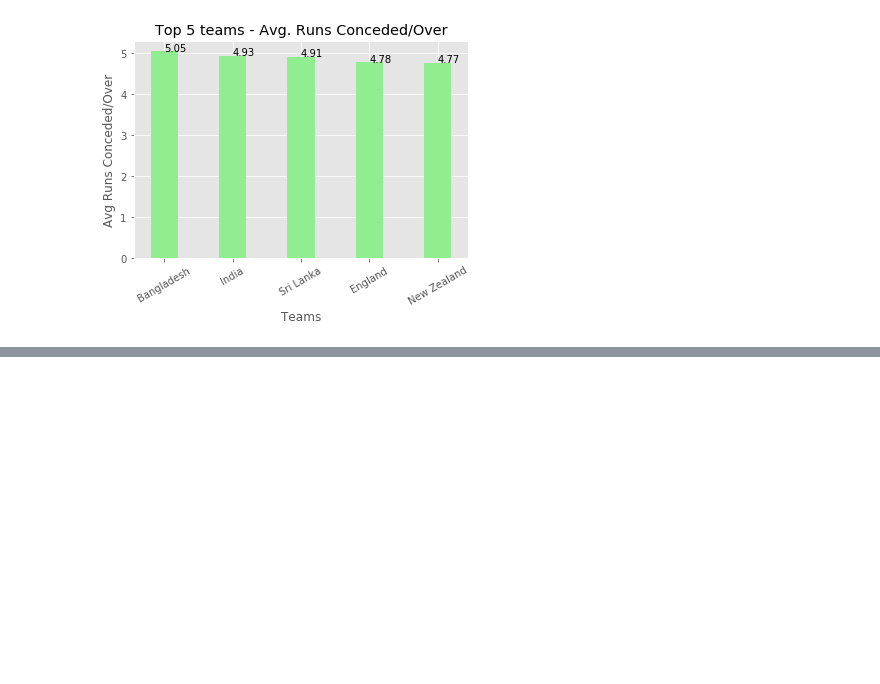
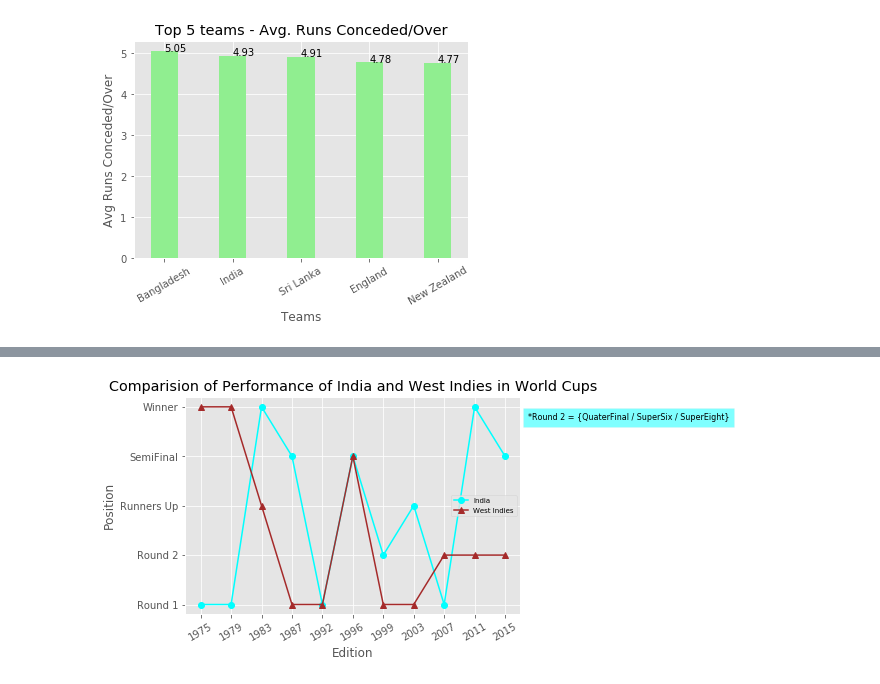
Before and after one commit to deepamghosh/Data-Analysis---Cricket-, a Jupyter notebook: Cricket-Analysis(Team Performance).ipynb, the cells around one changed output, grey strips where cells are left out. Saved outputs shown, nothing was run; the diff lists cells and outputs as text; code cells hidden in the pictures; blank space fills up the shorter version.

```diff
--- a/Cricket-Analysis(Team Performance).ipynb
+++ b/Cricket-Analysis(Team Performance).ipynb
@@ -348,0 +461,37 @@ plt.show()
+# %%
+def plot_performance(df1, df2, plot_type, label1, label2, color1, color2):
+    """Function to plot the performance of the teams in each edition of the World Cup"""
+
+    if plot_type == 'line plot':
+        plt.plot(df1['Edition'].values, df1['Performance'].values, label=label1, color = color1, marker='o')
+        plt.plot(df2['Edition'].values, df2['Performance'].values, label=label2, color = color2, marker='^')
+
+        plt.xticks(df1['Edition'].values, rotation=30)
+        plt.xlabel('Edition')
+        plt.ylabel('Position')
+        plt.title('Comparision of Performance of ' + label1 + ' and ' + label2 + ' in World Cups')
+
+        plt.figtext(1.15, 0.8, "*Round 2 = {QuaterFinal / SuperSix / SuperEight}", ha="center", fontsize=8, bbox={"facecolor":color1, "alpha":0.5, "pad":5})
+
+        plt.legend(loc='center right', fontsize=7)
+        plt.style.use('ggplot')
+        plt.show()
+
+    elif plot_type == 'scatter':
+        plt.plot(df1['Edition'].values, df1['Performance'].values, label=label1, color = color1, marker='o')
+        plt.plot(df2['Edition'].values, df2['Performance'].values, label=label2, color = color2, marker='^')
+
+        plt.xticks(df1['Edition'].values, rotation=30)
+        plt.xlabel('Edition')
+        plt.ylabel('Position')
+        plt.title('Comparision of Performance of ' + label1 + ' and ' + label2 + ' in World Cups')
+
+        plt.figtext(1.15, 0.8, "*Round 2 = {QuaterFinal / SuperSix / SuperEight}", ha="center", fontsize=8, bbox={"facecolor":color1, "alpha":0.5, "pad":5})
+
+        plt.legend(loc='center right', fontsize=7)
+        plt.style.use('ggplot')
+        plt.show()
+# %%
+plot_performance(India,WI, 'scatter', 'India', 'West Indies', 'cyan','brown')
+# %% [output]
+[figure, added]
```
Also changed, not shown: parts of 14 cells of this notebook.
